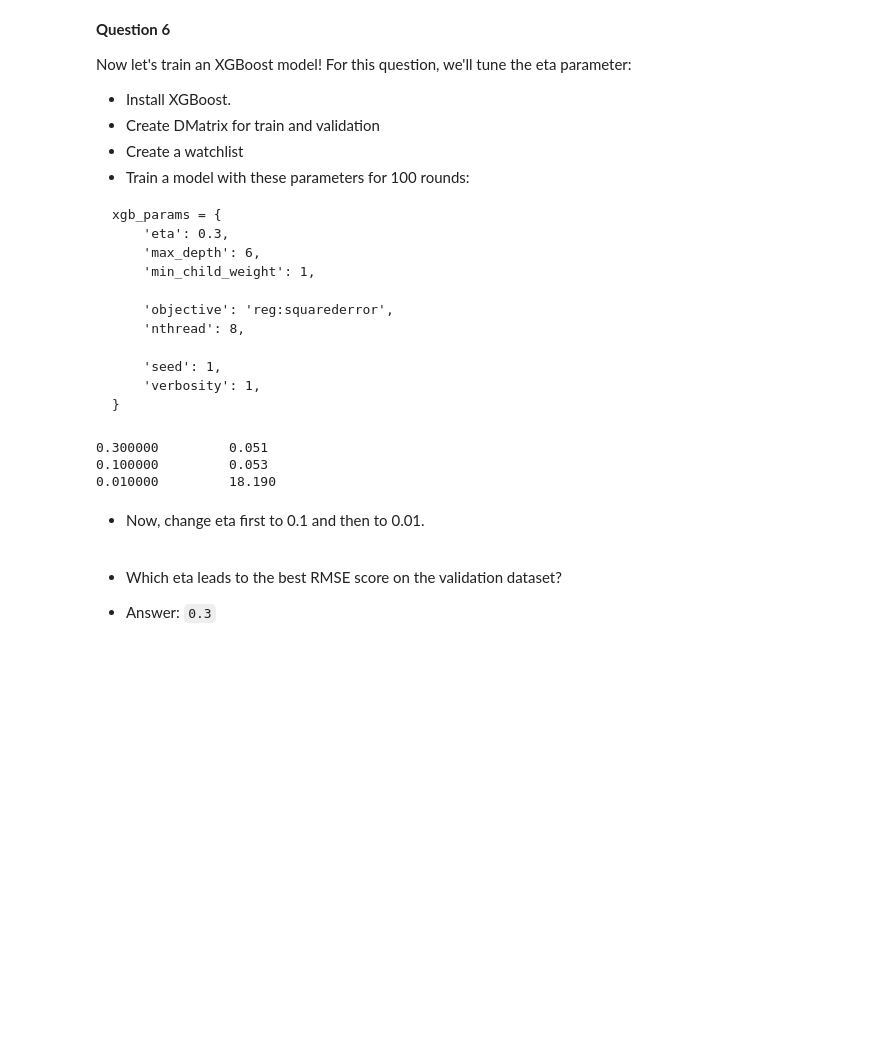
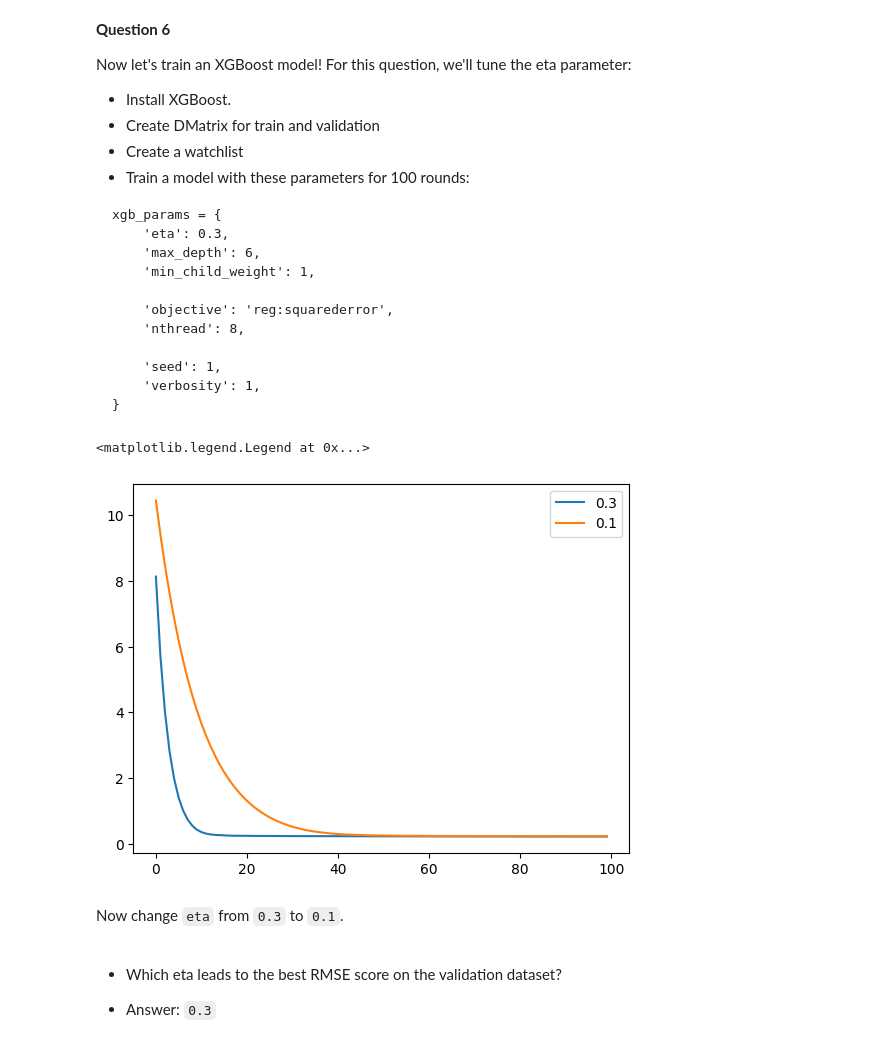
Before and after one commit to LoHertel/ml-learn, a Jupyter notebook: 06-Trees.ipynb, the cells around one changed output. Saved outputs shown, nothing was run; the diff lists cells and outputs as text; code cells hidden in the pictures; blank space fills up the shorter version.

```diff
--- a/06-Trees.ipynb
+++ b/06-Trees.ipynb
@@ -319,9 +325,14 @@ features = [regex.sub("_", col) if any(x in str(col) for x in set(('[', ']', '<'
 dtrain = xgb.DMatrix(X_train, label=y_train, feature_names=features)
 dval = xgb.DMatrix(X_val, label=y_val, feature_names=features)
 # %%
-etas = [0.3, 0.1, 0.01]
+watchlist = [(dtrain, 'train'), (dval, 'val')]
+results = {}
+
+etas = [0.3, 0.1]
 
 for eta in etas:
+
+    evals_result = {}
 
     xgb_params = {
         'eta': eta,
@@ -335,18 +346,20 @@ for eta in etas:
         'verbosity': 1,
     }
 
-    model = xgb.train(xgb_params, dtrain, num_boost_round=100)
+    model = xgb.train(xgb_params, dtrain, num_boost_round=100,
+                        evals=watchlist, evals_result=evals_result, verbose_eval=None)
 
-    y_pred = model.predict(dval)
-    rmse = mean_squared_error(y_val, y_pred)
-
-    print('%2f \t %.3f' % (eta, rmse))
+    results[eta] = list(evals_result['val'].values())[0]
-# %% [output]
-0.300000         0.051
-0.100000         0.053
-0.010000         18.190
+# %%
+for eta, scores in results.items():
+    plt.plot(scores, label=eta)
+
+plt.legend()
+# %% [output]
+<matplotlib.legend.Legend at 0x...>
+[figure, added]
 # %% [markdown]
-- Now, change eta first to 0.1 and then to 0.01.
+Now change `eta` from `0.3` to `0.1`.
 # %% [markdown]
 - Which eta leads to the best RMSE score on the validation dataset?
 
```
Also changed, not shown: parts of 12 cells of this notebook, 1 other file.
